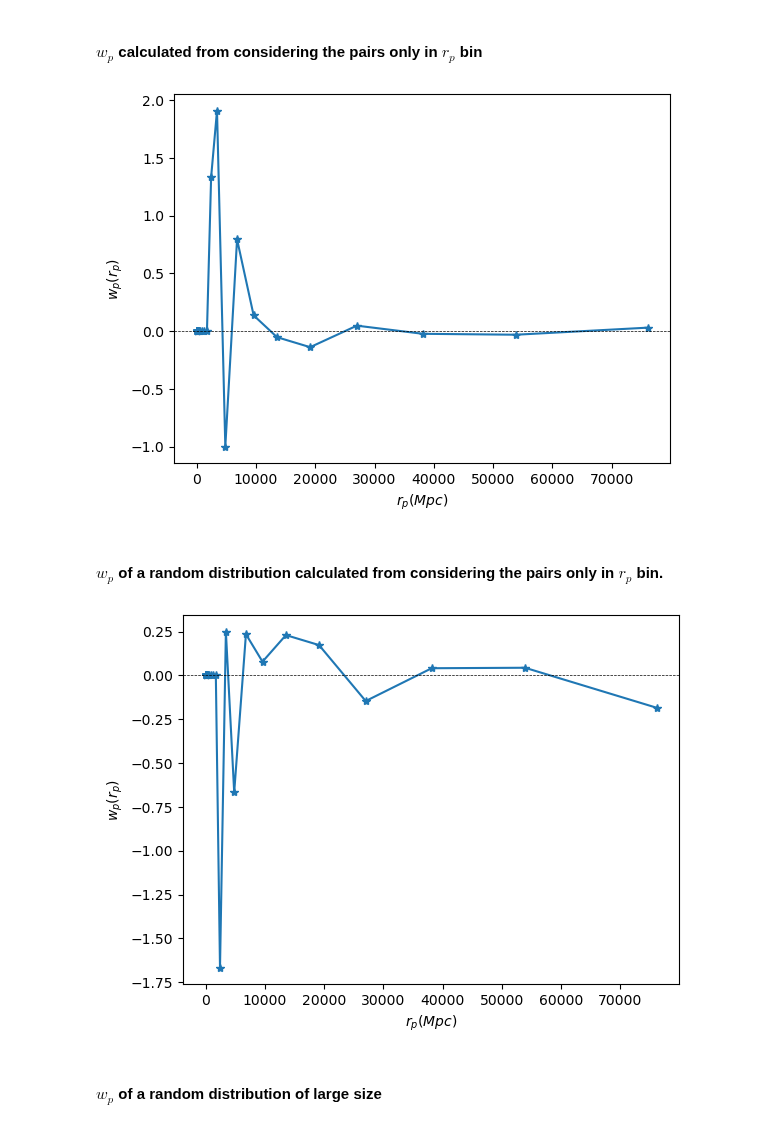
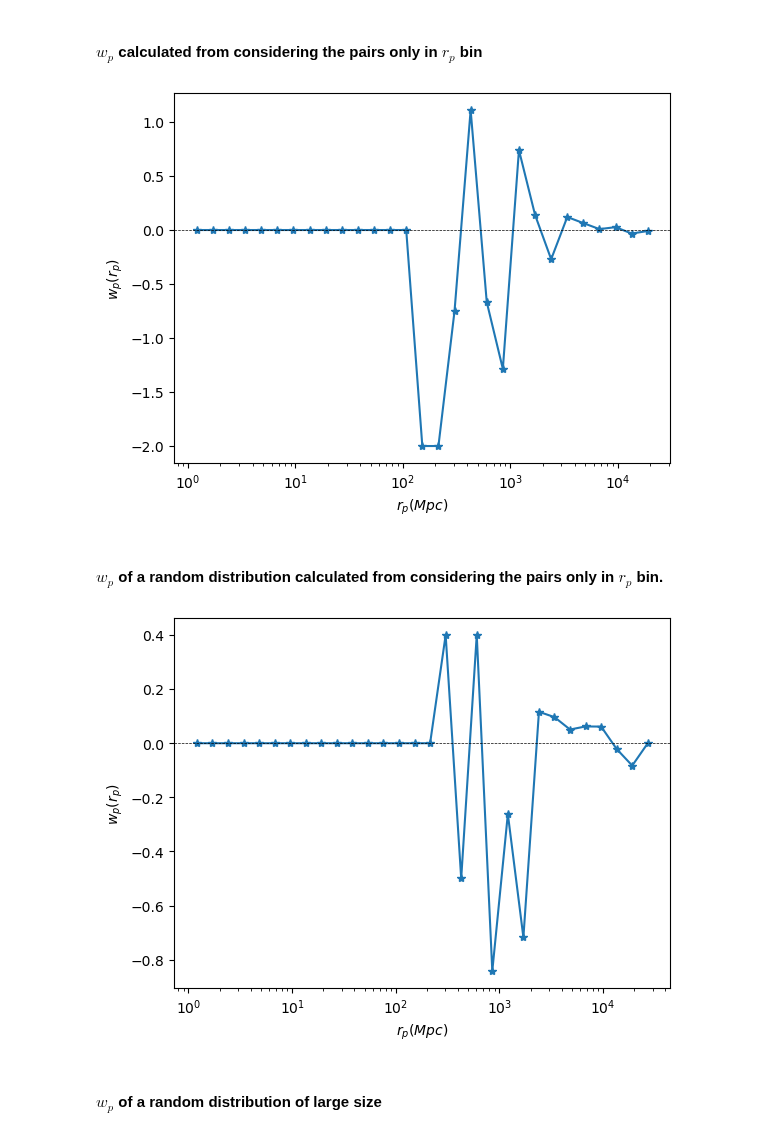
Before and after one commit to VibinRam/DP2, a Jupyter notebook: Codes/Clustering_analysis/Clustering_finder.ipynb, the cells around one changed output. Drawn from its saved outputs; the diff is of its cells as text; code cells hidden in the pictures.

Commit message:
Distance is made comoving

```diff
--- a/Codes/Clustering_analysis/Clustering_finder.ipynb
+++ b/Codes/Clustering_analysis/Clustering_finder.ipynb
@@ -8,6 +8,8 @@ from astropy.cosmology import WMAP5
 from MyToolkit import *
 
 DP2_DIRECTORY = "/home/vibin/MyFolder/WorkDesk/DP2/"
+# %%
+cosmo = LCDM(H0=71, Om0=0.26, Ode0=0.74, Ob0=0.0435)
 # %%
 def find_pi_rp(ra_col, dec_col, red_col, rand_ra_col = None, rand_dec_col = None, rand_red_col = None):
     '''Finds r_p and pi from two catalogs given as three arrays of ra (dec deg), dec (dec deg) and redshift. If only
@@ -18,12 +20,12 @@ def find_pi_rp(ra_col, dec_col, red_col, rand_ra_col = None, rand_dec_col = None
         rand_dec_col = dec_col
         rand_red_col = red_col
 
-    dist_sq1 = np.square(np.array(Distance(z=red_col)))
-    dist_sq2 = np.square(np.array(Distance(z=rand_red_col)))
+    dist_sq1 = np.square(np.array(cosmo.comoving_distance(red_col)))
+    dist_sq2 = np.square(np.array(cosmo.comoving_distance(rand_red_col)))
     v1_sq, v2_sq = np.meshgrid(dist_sq1, dist_sq2)
 
-    ps1_quasars1 = SkyCoord(ra_col*u.deg, dec_col*u.deg, Distance(z=red_col))
-    ps1_quasars2 = SkyCoord(rand_ra_col*u.deg, rand_dec_col*u.deg, Distance(z=rand_red_col))
+    ps1_quasars1 = SkyCoord(ra_col*u.deg, dec_col*u.deg, cosmo.comoving_distance(red_col))
+    ps1_quasars2 = SkyCoord(rand_ra_col*u.deg, rand_dec_col*u.deg, cosmo.comoving_distance(rand_red_col))
     ps1_quasars1.representation_type = 'cartesian'
     ps1_quasars2.representation_type = 'cartesian'
 
@@ -73,7 +75,7 @@ def find_wp_rp_single_bin(ra, dec, red, file_name):
     cross_pi_array, cross_rp_array = find_pi_rp(ra, dec, red, rand_ra_col=rand_ra,\
                                                 rand_dec_col=rand_dec, rand_red_col=rand_red)
 
-    rp_bins = np.float_power(10, np.arange(34) * 0.15)
+    rp_bins = np.float_power(10, np.arange(31) * 0.15)
     rp_mid = (rp_bins[:-1] + rp_bins[1:])/2
 
     rp_hist = (plt.hist(rp_array, rp_bins)[0]).astype(int)
@@ -187,16 +185,18 @@ Text(0, 0.5, '$r_p$')
 # %% [markdown]
 #### $w_p$ calculated from considering the pairs only in $r_p$ bin
 # %%
-find_wp_rp_single_bin(ra_col_schind_23, dec_col_schind_23, red_col_schind_23, "projected_corr_table_real_signal")
+ax = find_wp_rp_single_bin(ra_col_schind_23, dec_col_schind_23, red_col_schind_23, "projected_corr_table_real_signal")
+ax.set_xscale('log')
 # %% [output]
-[figure, old version]
+[figure, new version]
 # %% [markdown]
 #### $w_p$ of a random distribution calculated from considering the pairs only in $r_p$ bin.
 # %%
 rand_ra2, rand_dec2, rand_red2 = make_rand_cat(125)
-find_wp_rp_single_bin(rand_ra2, rand_dec2, rand_red2, "projected_corr_table_rand_signal")
+ax = find_wp_rp_single_bin(rand_ra2, rand_dec2, rand_red2, "projected_corr_table_rand_signal")
+ax.set_xscale('log')
 # %% [output]
-[figure, old version]
+[figure, new version]
 # %% [markdown]
 #### $w_p$ of a random distribution of large size
 # %%
```
Also changed, not shown: parts of 10 cells of this notebook, 6 other files.
